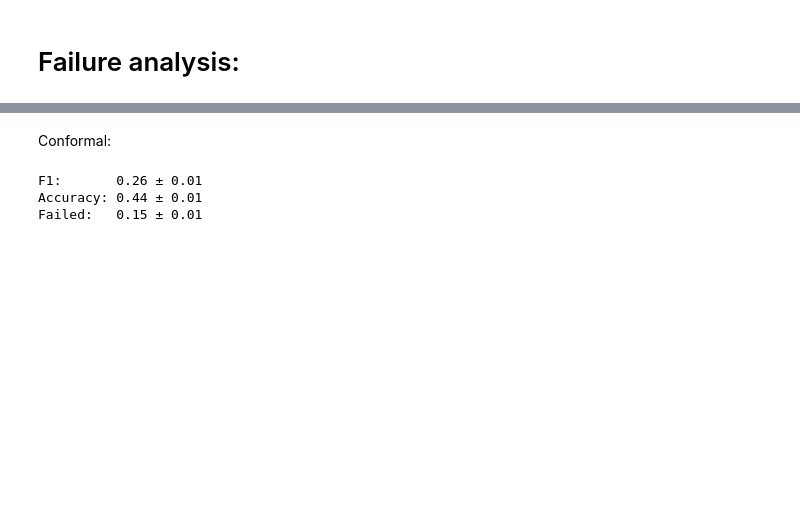
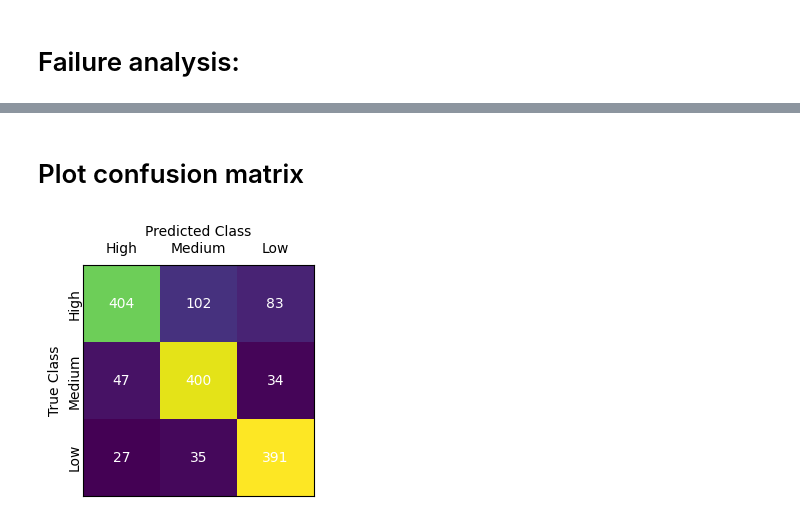
Before and after one commit to k-randl/conformal_prompting, a Jupyter notebook: results/results_prompting.ipynb, the cells around one changed output, grey strips where cells are left out. Drawn from its saved outputs; the diff is of its cells as text; code cells hidden in the pictures; blank space fills up the shorter version.

Commit message:
Update Prompting

```diff
--- a/results/results_prompting.ipynb
+++ b/results/results_prompting.ipynb
@@ -13,3 +14,9 @@ LABEL = 'hazard_category'
+# %%
+DATA      = 'incidents'
+LABEL     = 'product_category'
+MODEL     = 'palm'
+SHOTS     = 2
+CV_SPLITS = [0]#, 1, 2, 3, 4]
 # %% [markdown]
 # Load Class-Mappings:
 # %%
@@ -154,6 +207,2 @@ $0.12 \pm 0.01$ & $0.54 \pm 0.02$ \\
 # %% [markdown]
 # Failure analysis:
-# %%
-results = pd.read_csv(f'results/palm/palm-{LABEL}.csv').drop(columns=['Unnamed: 0', 'prompt_all', 'prompt_limited', 'prompt_conformal_20%']).fillna('')
-label_types = set(results.label.values)
-label_types
@@ -203,25 +275,22 @@ Failed:   0.23 ± 0.02
-# %% [markdown]
-Conformal:
-# %%
-f1 = [f1_score(
-    results[results.cv_split == i].label.values,
-    results[results.cv_split == i].conformal.apply(lambda p: p if p in label_types else 'fail'),
-    average='macro'
-) for i in range(5)]
-
-acc = [accuracy_score(
-    results[results.cv_split == i].label.values,
-    results[results.cv_split == i].conformal.apply(lambda p: p if p in label_types else 'fail')
-) for i in range(5)]
-
-fail = [np.mean(
-    results[results.cv_split == i].conformal.apply(lambda p: not (p in label_types))
-) for i in range(5)]
-
-print(f'F1:       {np.mean(f1):.2f} \u00b1 {np.std(f1):.2f}')
-print(f'Accuracy: {np.mean(acc):.2f} \u00b1 {np.std(acc):.2f}')
-print(f'Failed:   {np.mean(fail):.2f} \u00b1 {np.std(fail):.2f}')
-# %% [output]
-F1:       0.26 ± 0.01
-Accuracy: 0.44 ± 0.01
-Failed:   0.15 ± 0.01
+# %% [markdown]
+# Plot confusion matrix
+# %%
+r = results[results['cv_split'] == 0][['label', 'output_conformal_5%']].values
+r = r[r[:,1] != '']
+
+for i in [0,1]:
+    hs_mask = np.array([s in high_support for s in r[:,i]])
+    ls_mask = np.array([s in low_support for s in r[:,i]])
+    ms_mask = ~(hs_mask | ls_mask)
+
+    r[hs_mask, i] = 0
+    r[ms_mask, i] = 1
+    r[ls_mask, i] = 2
+
+cm = ConfusionMatrix(r[:,0], r[:,1], classes=["High", "Medium", "Low"])
+# %%
+fig, axs = plt.subplots(1, 1, figsize=(3, 3))
+cm.plot(axs)
+fig.savefig(f'../pictures/plots/cm_conformal_{LABEL}.pdf')
+# %% [output]
+[figure, added]
```
Also changed, not shown: parts of 14 cells of this notebook, 15 other files.
